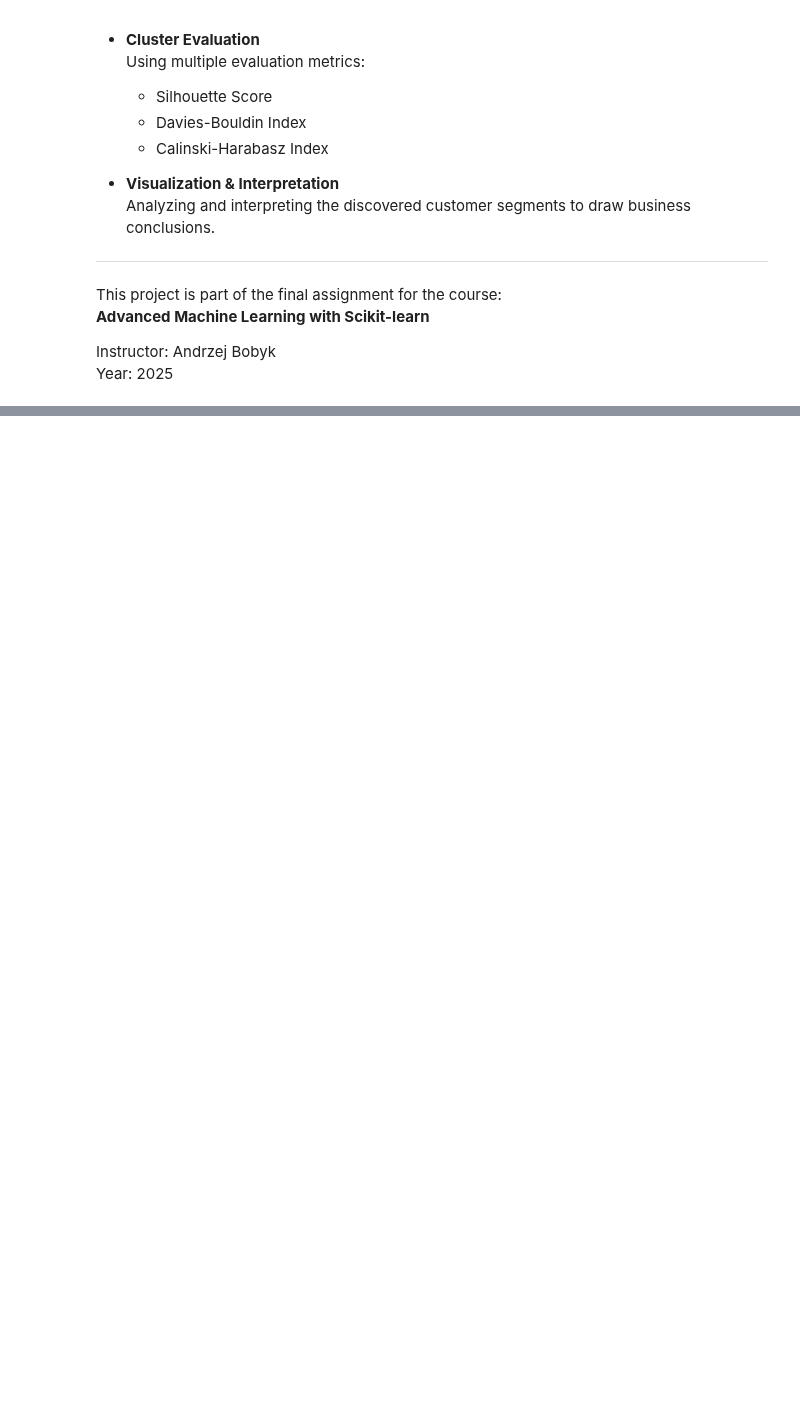
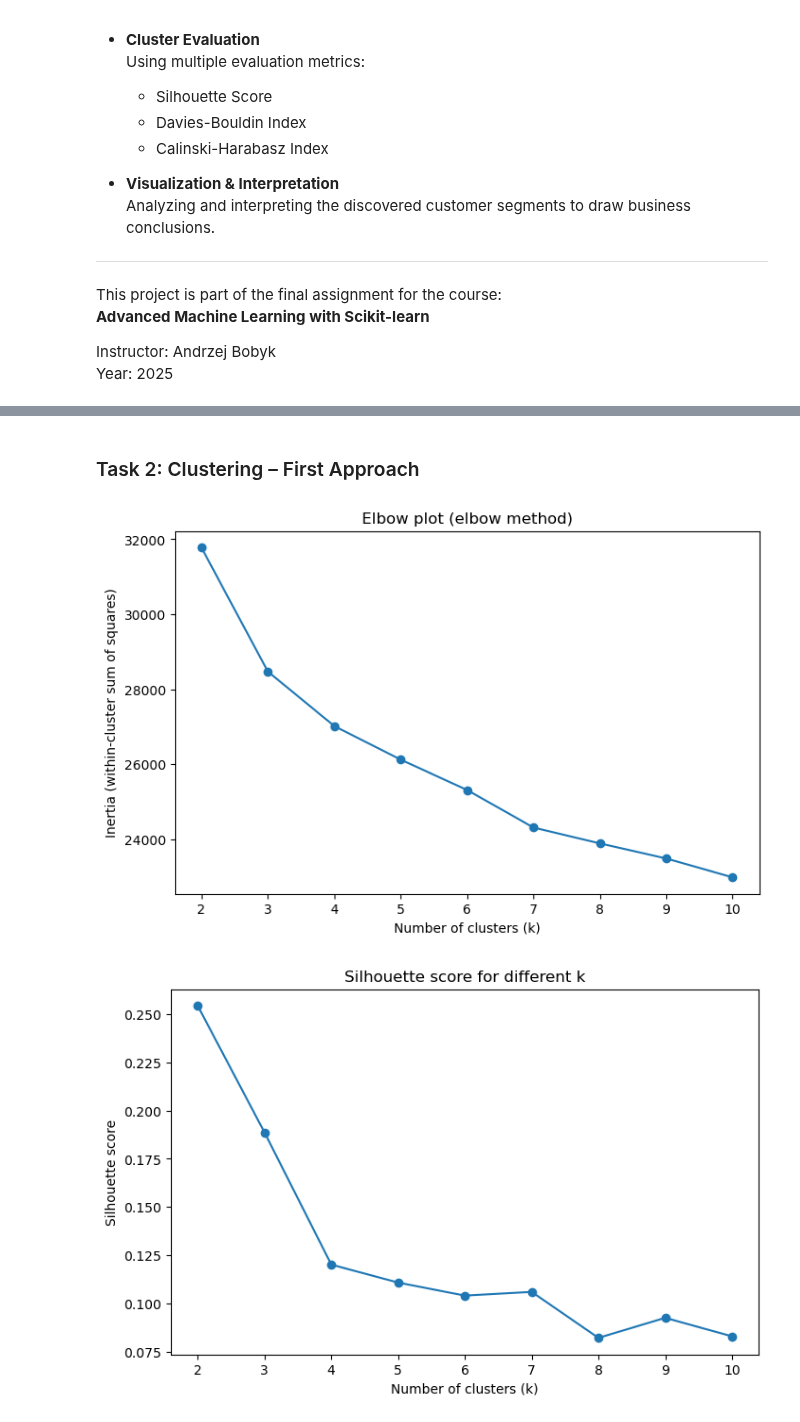
Before and after one commit to lukassso/python-mini-projects, a Jupyter notebook: machine-learning/unsupervised_clustering_project/customer_segmentation_scikit_learn.ipynb, the cells around one changed output, grey strips where cells are left out. Saved outputs shown, nothing was run; the diff lists cells and outputs as text; code cells hidden in the pictures; blank space fills up the shorter version.

Commit message:
ml-segmentation: clustering analysis with KMeans, silhouette, and dendrogram

```diff
--- a/machine-learning/unsupervised_clustering_project/customer_segmentation_scikit_learn.ipynb
+++ b/machine-learning/unsupervised_clustering_project/customer_segmentation_scikit_learn.ipynb
@@ -95,0 +143,79 @@ print(df_scaled.head())
+# %% [markdown]
+### Task 2: Clustering – First Approach
+# %%
+# KMeans - inertia analysis (elbow method)
+inertia_list = []
+K = range(2, 11)  # testing k from 2 to 10
+
+for k in K:
+    kmeans = KMeans(n_clusters=k, random_state=42)
+    kmeans.fit(df_scaled)
+    inertia_list.append(kmeans.inertia_)
+
+plt.figure(figsize=(8,5))
+plt.plot(K, inertia_list, marker='o')
+plt.xlabel('Number of clusters (k)')
+plt.ylabel('Inertia (within-cluster sum of squares)')
+plt.title('Elbow plot (elbow method)')
+plt.show()
+
+# KMeans - silhouette score for different k values
+silhouette_scores = []
+
+for k in K:
+    kmeans = KMeans(n_clusters=k, random_state=42)
+    labels = kmeans.fit_predict(df_scaled)
+    score = silhouette_score(df_scaled, labels)
+    silhouette_scores.append(score)
+
+plt.figure(figsize=(8,5))
+plt.plot(K, silhouette_scores, marker='o')
+plt.xlabel('Number of clusters (k)')
+plt.ylabel('Silhouette score')
+plt.title('Silhouette score for different k')
+plt.show()
+
+# Hierarchical clustering - dendrogram
+linked = linkage(df_scaled, method='ward')
+
+plt.figure(figsize=(12, 7))
+dendrogram(linked, truncate_mode='level', p=5)
+plt.title('Dendrogram (hierarchical clustering)')
+plt.xlabel('Observations')
+plt.ylabel('Distance')
+plt.show()
+
+# Silhouette plots for selected k values
+
+def plot_silhouette(k):
+    kmeans = KMeans(n_clusters=k, random_state=42)
+    cluster_labels = kmeans.fit_predict(df_scaled)
+    silhouette_vals = silhouette_samples(df_scaled, cluster_labels)
+
+    plt.figure(figsize=(8,5))
+    y_lower = 10
+    for i in range(k):
+        ith_cluster_silhouette_values = silhouette_vals[cluster_labels == i]
+        ith_cluster_silhouette_values.sort()
+
+        size_cluster_i = ith_cluster_silhouette_values.shape[0]
+        y_upper = y_lower + size_cluster_i
+
+        color = plt.cm.nipy_spectral(float(i) / k)
+        plt.fill_betweenx(np.arange(y_lower, y_upper),
+                          0, ith_cluster_silhouette_values,
+                          facecolor=color, edgecolor=color, alpha=0.7)
+        y_lower = y_upper + 10
+
+    plt.xlabel("Silhouette value")
+    plt.ylabel("Cluster")
+    plt.title(f"Silhouette plot for k={k}")
+    plt.axvline(x=np.mean(silhouette_vals), color="red", linestyle="--")
+    plt.show()
+
+# Plotting for k=3 and k=4
+plot_silhouette(3)
+plot_silhouette(4)
+# %% [output]
+[figure, added]
+[figure, added]
```
Also changed, not shown: parts of 4 cells of this notebook.
